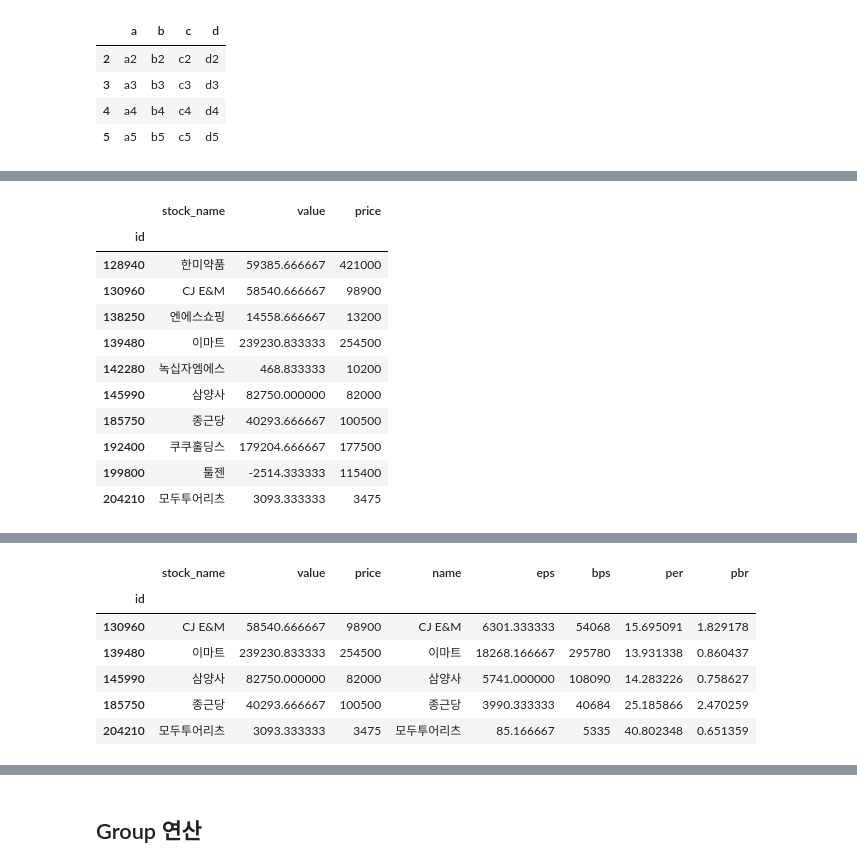
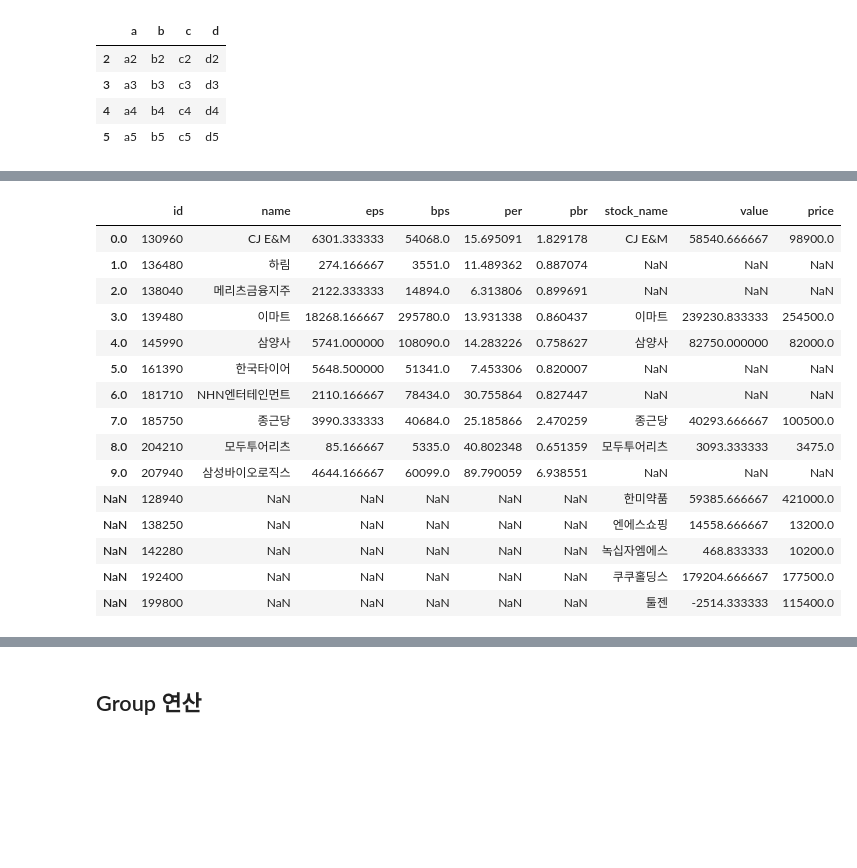
Before and after one commit to BreadFeet/Django_pjt01, a Jupyter notebook: part06_notebook_ver.ipynb, the cells around one changed output, grey strips where cells are left out. Drawn from its saved outputs; the diff is of its cells as text; code cells hidden in the pictures; blank space fills up the shorter version.

```diff
--- a/part06_notebook_ver.ipynb
+++ b/part06_notebook_ver.ipynb
@@ -110,13 +114,13 @@ class P6:
         display(auto.head())
 
         # mpg컬럼에 kpl_cyl함수를 적용해서 kpl 컬럼을 추가하시오.
-        #auto['kpl'] = auto['mpg'].apply(Util.kpl_cyl, cyl=auto['cylinders'])  # Series에 apply는 elementwise이기 때문에 cyl이 series는 안된다
+        #auto['kpl'] = auto['mpg'].apply(Util.kpl_cyl, cyl=auto['cylinders'])  # Series에 apply는 elementwise이기 때문에 cyl이 series이면 안된다
         auto['kpl'] = auto[['mpg']].apply(Util.kpl_cyl, cyl=auto['cylinders']) # Dataframe에 적용해서 serieswise로 적용되도록 함
         #display(auto.head())
 
-        # 강사님 방법
+        # 강사님 방법???????????????????????????????????????????????????????????
         auto['kpl_t'] = auto.apply(lambda x: Util.kpl_cyl(x['mpg'], x['cylinders']) , axis=1)
-        display(auto.head())
+        #display(auto.head())
 
 if __name__ == '__main__':
     P6().test()
@@ -162,8 +186,12 @@ class P6:
         # Dataframe에 적용
         #ttn.pipe(Util.info)
 
+        # Pipe는 함수를 연속해서 사용할 때 유용
+        result = ttn.pipe(Util.missing_values).pipe(Util.f_sum, axis=1).pipe(Util.f_sum)
+        print(type(result))   # pipe 결과도 dataframe이라 연속해서 pipe 적용 가능
+        print(result)
+
         #ttn.loc[:, ['age', 'fare']].pipe(Util.total)       # total 함수가 머야..............
-
 
 
 if __name__ == '__main__':
@@ -315,18 +372,18 @@ sr3 = pd.Series(['go', 'g1', 'g2', 'g3'], name='g')
 class P6:
     def p239(self):
         # Concat 함수 - Dataframe
-        r1 = pd.concat([df1, df2], axis=1, ignore_index=True, join='inner')   # igonore_index=True이면 무조건 숫자 인덱스로 바뀜
+        r1 = pd.concat([df1, df2], axis=0, ignore_index=True, join='inner')   # igonore_index=True이면 해당 axis가 무조건 숫자 인덱스로 바뀜
         #display(r1)
 
         # Concat - Series
         r2 = pd.concat([df1, sr1], axis=1)
-        #display(r2)
+        display(r2)
         r3 = pd.concat([df1, sr2], axis=1, join='inner')
         #display(r3)
         r4 = pd.concat([df2, sr2], axis=1)
         #display(r4)
         r5 = pd.concat([df2, sr3], axis=1)
-        display(r5)
+        #display(r5)
 
 if __name__ == '__main__':
     P6().p239()
@@ -343,16 +407,19 @@ class P6:
     def p245(self):
         # Merge 함수
         display(stock_p.head(), stock_v.head())
-        df1 = pd.merge(stock_p, stock_v, how='right')
-        #display(df1)
-        df2 = pd.merge(stock_p, stock_v, left_on='stock_name', right_on='name', how='right')
+        df1 = pd.merge(stock_p, stock_v, how='inner')    # on 설정(default)
+        display(df1)
+        df2 = pd.merge(stock_p, stock_v, left_on='stock_name', right_on='name', how='right')   # left_on, right_on 설정
         #display(df2)
+        df3 = pd.merge(stock_p, stock_v, left_index=True, right_index=True)    # left_index, right_index 설정
+        #display(df3)
+
 
         # 5만원 미만인 종목에 대해서만 두 데이터프레임을 합친다
         p5 = stock_p[stock_p['price'] < 50000]
         #display(p5)
-        df3 = pd.merge(p5, stock_v, on='id', how='outer')
-        #display(df3)
+        df4 = pd.merge(p5, stock_v, on='id', how='inner')
+        #display(df4)
 
 
 if __name__ == '__main__':
@@ -373,26 +454,39 @@ if __name__ == '__main__':
 # %%
 class P6:
     def p252(self):
         # Join 함수
         # on: df의 "컬럼"이나 index level를 지정하면, other의 index에 겹쳐진다. 디폴트는 index-on-index
         st_p = stock_p.set_index('id')
         st_v = stock_v.set_index('id')
-        display(st_p, st_v)
+        #display(st_p, st_v)
         df1 = st_p.join(st_v, how='inner')
-        display(df1.head())
+        #display(df1.head())
+
+        # stock_p의 on=id와 st_v의 index를 겹치기 - index는 무조건 stock_p를 따른다
+        df2 = stock_p.join(st_v, on='id', how='outer')
+        #display(df2)
+
+        # stock_v의 on=id와 st_p의 index를 겹치기
+        df3 = stock_v.join(st_p, on='id', how='outer')
+        #display(df3)
+
 
 if __name__ == '__main__':
     P6().p252()
 # %% [output]
-|  | stock_name | value | price |
-| id |  |  |  |
-| 128940 | 한미약품 | 59385.666667 | 421000 |
-| 130960 | CJ E&M | 58540.666667 | 98900 |
-| 138250 | 엔에스쇼핑 | 14558.666667 | 13200 |
-| 139480 | 이마트 | 239230.833333 | 254500 |
-| 142280 | 녹십자엠에스 | 468.833333 | 10200 |
-| 145990 | 삼양사 | 82750.000000 | 82000 |
-| 185750 | 종근당 | 40293.666667 | 100500 |
-| 192400 | 쿠쿠홀딩스 | 179204.666667 | 177500 |
-| 199800 | 툴젠 | -2514.333333 | 115400 |
-| 204210 | 모두투어리츠 | 3093.333333 | 3475 |
+|  | id | name | eps | bps | per | pbr | stock_name | value | price |
+| 0.0 | 130960 | CJ E&M | 6301.333333 | 54068.0 | 15.695091 | 1.829178 | CJ E&M | 58540.666667 | 98900.0 |
+| 1.0 | 136480 | 하림 | 274.166667 | 3551.0 | 11.489362 | 0.887074 | NaN | NaN | NaN |
+| 2.0 | 138040 | 메리츠금융지주 | 2122.333333 | 14894.0 | 6.313806 | 0.899691 | NaN | NaN | NaN |
+| 3.0 | 139480 | 이마트 | 18268.166667 | 295780.0 | 13.931338 | 0.860437 | 이마트 | 239230.833333 | 254500.0 |
+| 4.0 | 145990 | 삼양사 | 5741.000000 | 108090.0 | 14.283226 | 0.758627 | 삼양사 | 82750.000000 | 82000.0 |
+| 5.0 | 161390 | 한국타이어 | 5648.500000 | 51341.0 | 7.453306 | 0.820007 | NaN | NaN | NaN |
+| 6.0 | 181710 | NHN엔터테인먼트 | 2110.166667 | 78434.0 | 30.755864 | 0.827447 | NaN | NaN | NaN |
+| 7.0 | 185750 | 종근당 | 3990.333333 | 40684.0 | 25.185866 | 2.470259 | 종근당 | 40293.666667 | 100500.0 |
+| 8.0 | 204210 | 모두투어리츠 | 85.166667 | 5335.0 | 40.802348 | 0.651359 | 모두투어리츠 | 3093.333333 | 3475.0 |
+| 9.0 | 207940 | 삼성바이오로직스 | 4644.166667 | 60099.0 | 89.790059 | 6.938551 | NaN | NaN | NaN |
+| NaN | 128940 | NaN | NaN | NaN | NaN | NaN | 한미약품 | 59385.666667 | 421000.0 |
+| NaN | 138250 | NaN | NaN | NaN | NaN | NaN | 엔에스쇼핑 | 14558.666667 | 13200.0 |
+| NaN | 142280 | NaN | NaN | NaN | NaN | NaN | 녹십자엠에스 | 468.833333 | 10200.0 |
+| NaN | 192400 | NaN | NaN | NaN | NaN | NaN | 쿠쿠홀딩스 | 179204.666667 | 177500.0 |
+| NaN | 199800 | NaN | NaN | NaN | NaN | NaN | 툴젠 | -2514.333333 | 115400.0 |
@@ -411,7 +492,0 @@ if __name__ == '__main__':
-|  | stock_name | value | price | name | eps | bps | per | pbr |
-| id |  |  |  |  |  |  |  |  |
-| 130960 | CJ E&M | 58540.666667 | 98900 | CJ E&M | 6301.333333 | 54068 | 15.695091 | 1.829178 |
-| 139480 | 이마트 | 239230.833333 | 254500 | 이마트 | 18268.166667 | 295780 | 13.931338 | 0.860437 |
-| 145990 | 삼양사 | 82750.000000 | 82000 | 삼양사 | 5741.000000 | 108090 | 14.283226 | 0.758627 |
-| 185750 | 종근당 | 40293.666667 | 100500 | 종근당 | 3990.333333 | 40684 | 25.185866 | 2.470259 |
-| 204210 | 모두투어리츠 | 3093.333333 | 3475 | 모두투어리츠 | 85.166667 | 5335 | 40.802348 | 0.651359 |
```
Also changed, not shown: parts of 24 cells of this notebook.
